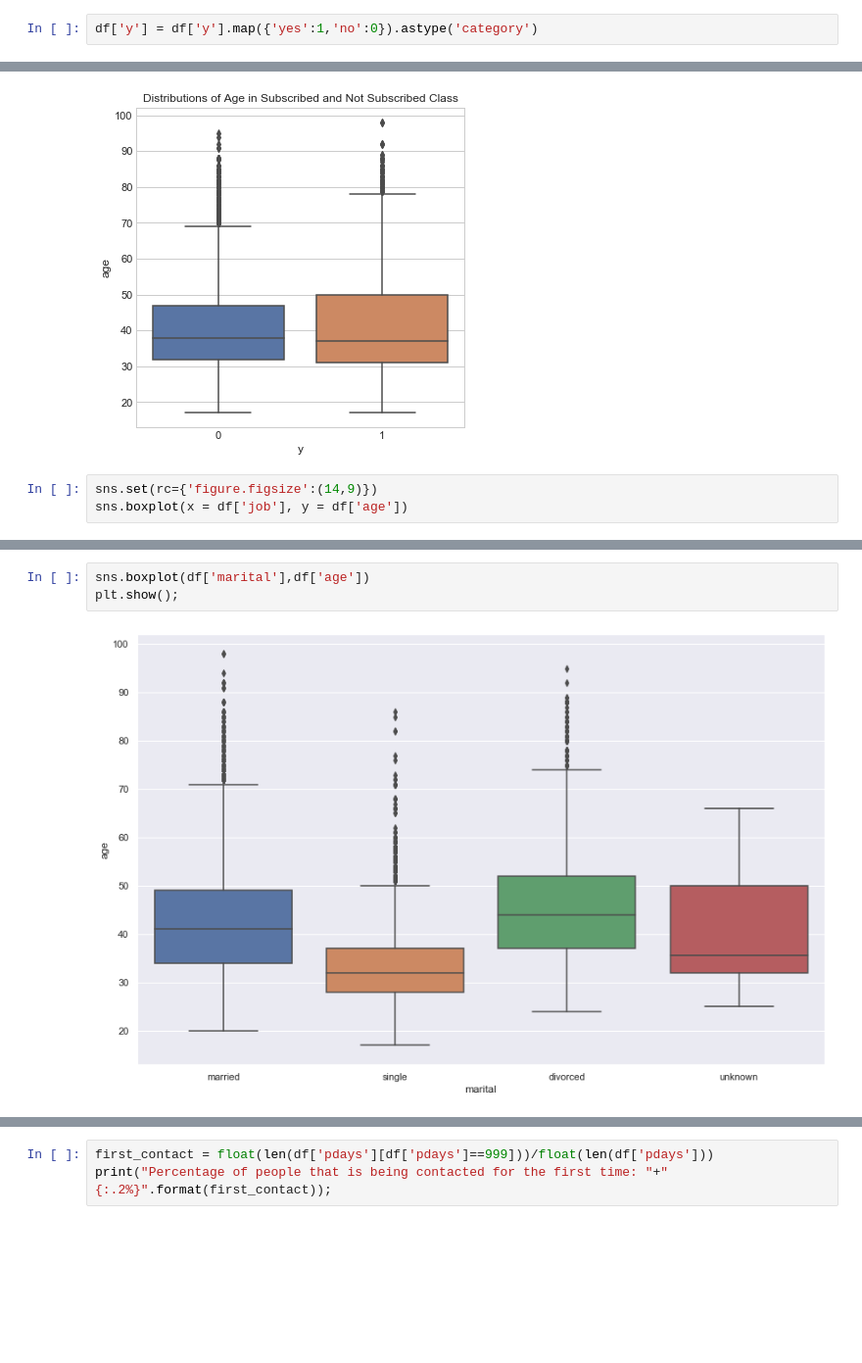
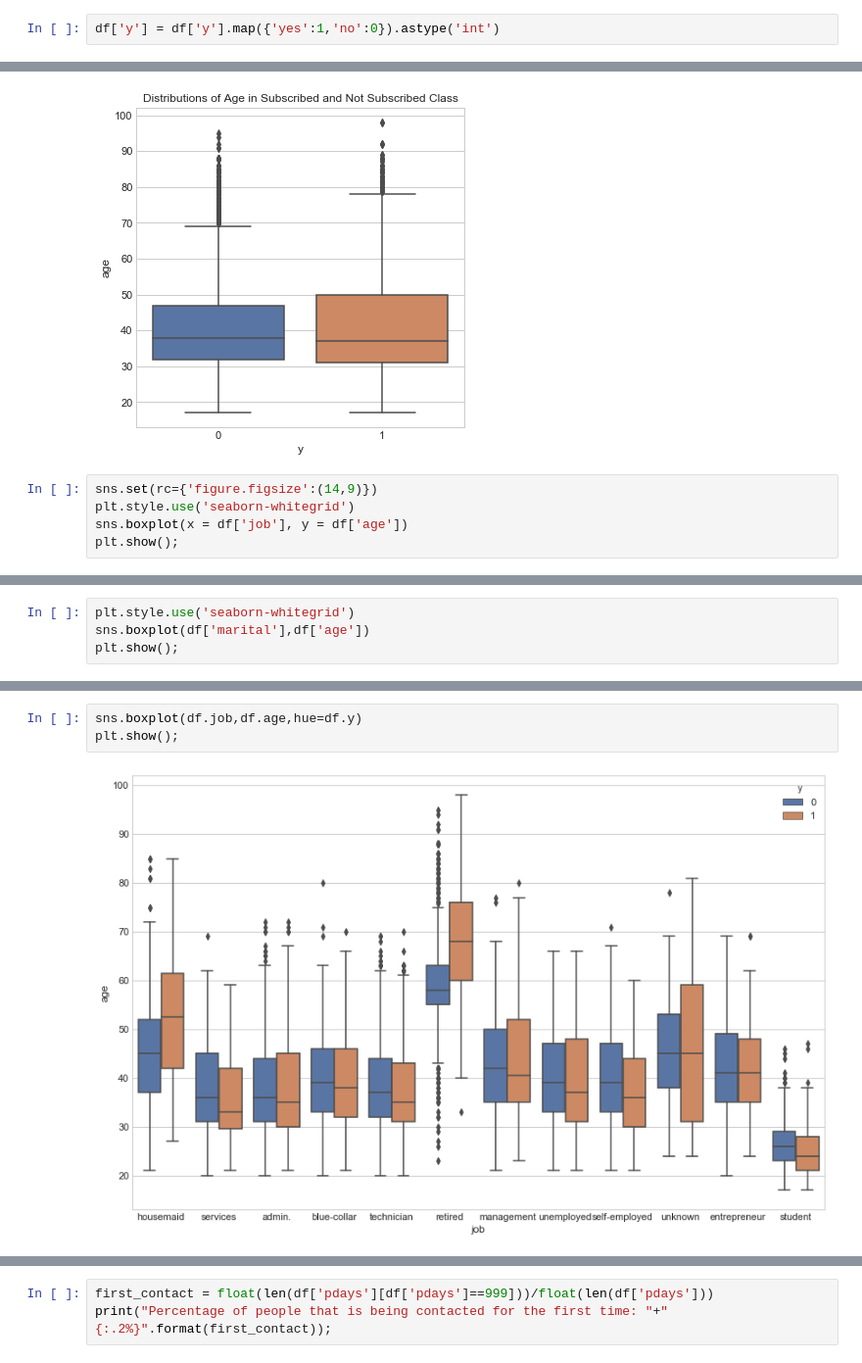
Before and after one commit to Rasha27/Bank-Market-Data-, a Jupyter notebook: QL_DSA_Case_Study.ipynb, the cells around one changed output, grey strips where cells are left out. Shown at 98% size. Drawn from its saved outputs; the diff is of its cells as text; blank space fills up the shorter version.

```diff
--- a/QL_DSA_Case_Study.ipynb
+++ b/QL_DSA_Case_Study.ipynb
@@ -112,4 +109,4 @@ plt.show();
 # %%
-df['y'] = df['y'].map({'yes':1,'no':0}).astype('category')
+df['y'] = df['y'].map({'yes':1,'no':0}).astype('int')
 # %%
 plt.style.use('seaborn-whitegrid')
@@ -136,5 +144,7 @@ plt.show();
 [figure]
 # %%
 sns.set(rc={'figure.figsize':(14,9)})
+plt.style.use('seaborn-whitegrid')
 sns.boxplot(x = df['job'], y = df['age'])
+plt.show();
 # %% [output]
@@ -142,0 +152,4 @@ sns.boxplot(x = df['job'], y = df['age'])
+# %%
+plt.style.use('seaborn-whitegrid')
+sns.boxplot(df['marital'],df['age'])
+plt.show();
@@ -143,7 +158,7 @@ sns.boxplot(x = df['job'], y = df['age'])
 # %%
-sns.boxplot(df['marital'],df['age'])
+sns.boxplot(df.job,df.age,hue=df.y)
 plt.show();
 # %% [output]
-[figure, old version]
+[figure, new version]
 # %%
 fig = plt.subplots(figsize=(12,6))
```
Also changed, not shown: parts of 76 cells of this notebook.
